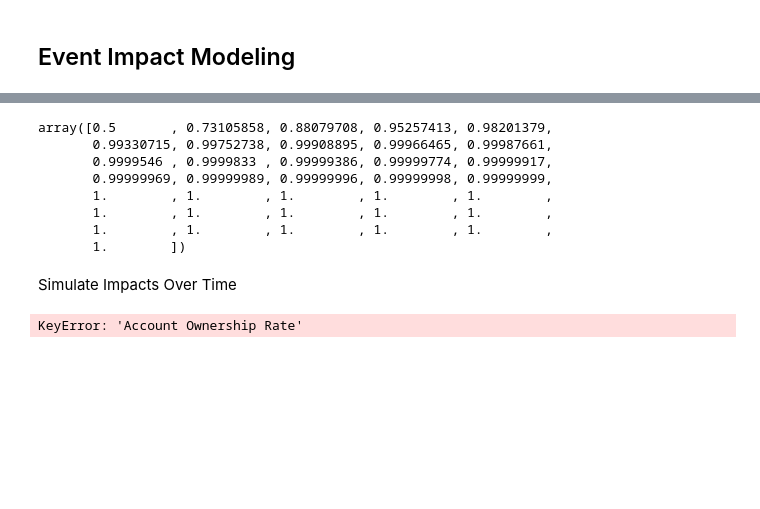
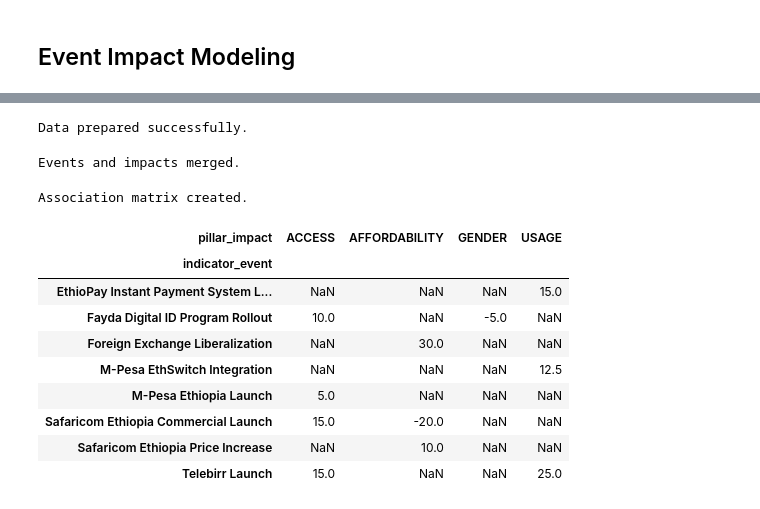
Before and after one commit to amubarke/Forecasting-Financial-Inclusion-in-Ethiopia-week-10, a Jupyter notebook: notebooks/modeling.ipynb, the cells around one changed output, grey strips where cells are left out. Saved outputs shown, nothing was run; the diff lists cells and outputs as text; code cells hidden in the pictures; blank space fills up the shorter version.

```diff
--- a/notebooks/modeling.ipynb
+++ b/notebooks/modeling.ipynb
@@ -70,19 +16,25 @@ matrix
-# %%
-impact = model.impact_time_profile(magnitude=1.0, lag=0, horizon=36)
-impact
-# %% [output]
-array([0.5       , 0.73105858, 0.88079708, 0.95257413, 0.98201379,
-       0.99330715, 0.99752738, 0.99908895, 0.99966465, 0.99987661,
-       0.9999546 , 0.9999833 , 0.99999386, 0.99999774, 0.99999917,
-       0.99999969, 0.99999989, 0.99999996, 0.99999998, 0.99999999,
-       1.        , 1.        , 1.        , 1.        , 1.        ,
-       1.        , 1.        , 1.        , 1.        , 1.        ,
-       1.        , 1.        , 1.        , 1.        , 1.        ,
-       1.        ])
-# %% [markdown]
-Simulate Impacts Over Time
-# %%
-impact_paths = model.simulate_event_impacts(horizon=36)
-impact_paths['Account Ownership Rate']
-# %% [output]
-KeyError: 'Account Ownership Rate'
+# %%
+model = EventImpactModel(data, impact_link)
+
+model.prepare_data()
+# %% [output]
+Data prepared successfully.
+# %%
+model.merge_event_impacts()
+# %% [output]
+Events and impacts merged.
+# %%
+table = model.build_association_matrix()
+display(table)      # Table ✅
+# %% [output]
+Association matrix created.
+| pillar_impact | ACCESS | AFFORDABILITY | GENDER | USAGE |
+| indicator_event |  |  |  |  |
+| EthioPay Instant Payment System L... | NaN | NaN | NaN | 15.0 |
+| Fayda Digital ID Program Rollout | 10.0 | NaN | -5.0 | NaN |
+| Foreign Exchange Liberalization | NaN | 30.0 | NaN | NaN |
+| M-Pesa EthSwitch Integration | NaN | NaN | NaN | 12.5 |
+| M-Pesa Ethiopia Launch | 5.0 | NaN | NaN | NaN |
+| Safaricom Ethiopia Commercial Launch | 15.0 | -20.0 | NaN | NaN |
+| Safaricom Ethiopia Price Increase | NaN | 10.0 | NaN | NaN |
+| Telebirr Launch | 15.0 | NaN | NaN | 25.0 |
```
Also changed, not shown: parts of 13 cells of this notebook.
